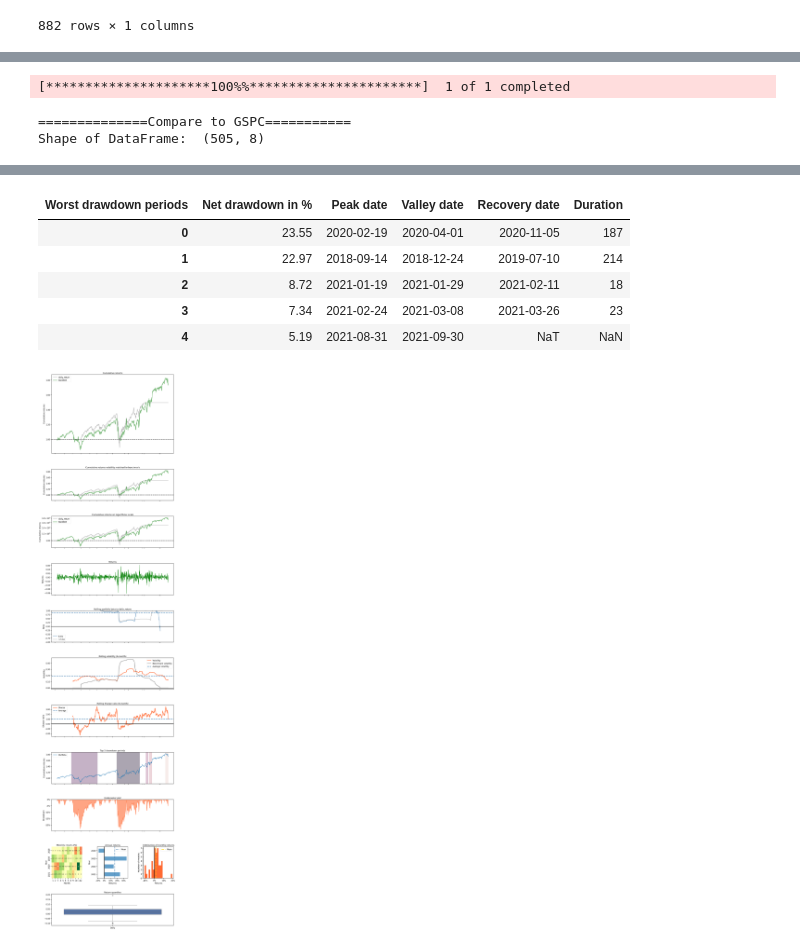
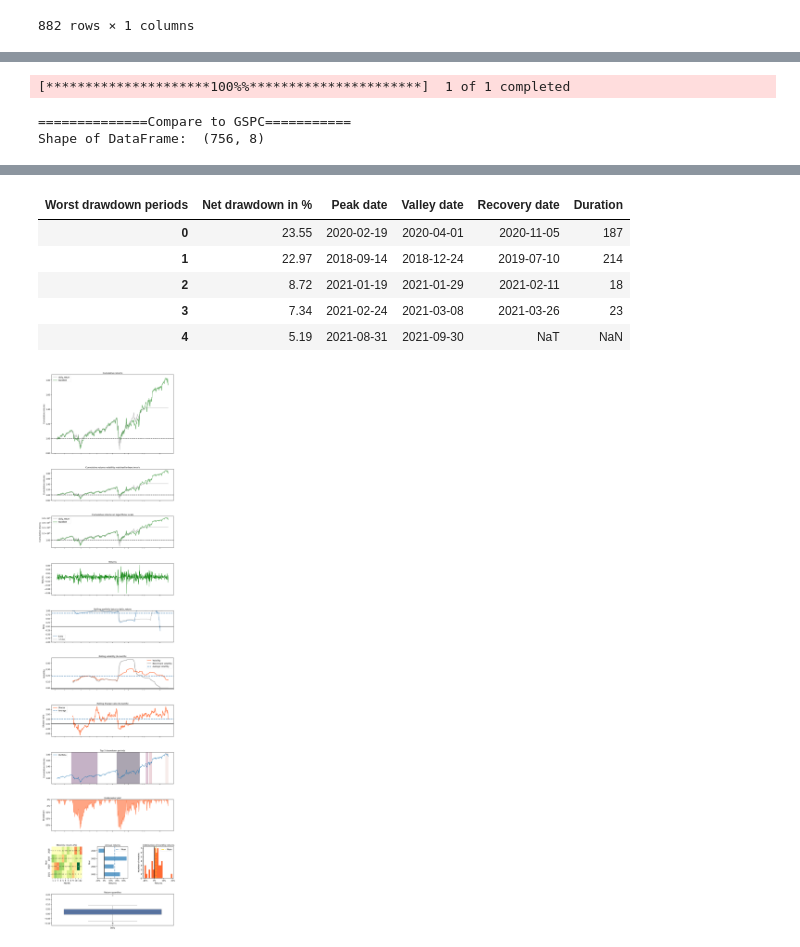
Before and after one commit to SimonCao1207/rl4po, a Jupyter notebook: test.ipynb, the cells around one changed output, grey strips where cells are left out. Drawn from its saved outputs; the diff is of its cells as text; code cells hidden in the pictures.

```diff
--- a/test.ipynb
+++ b/test.ipynb
@@ -36,7 +36,7 @@ with open("data/stock.json") as f:
     list_tickers = list(json.load(f).keys())
 # %%
 
-if os.path.exists("data/full_data.csv"):
+if not os.path.exists("data/full_data.csv"):
     df = YahooDownloader(start_date = TRAIN_START_DATE,
                          end_date = TEST_END_DATE,
                          ticker_list = list_tickers).fetch_data()
@@ -218,12 +265,12 @@ print("==============Compare to GSPC===========")
 %matplotlib inline
 backtest_plot(df_account_value,
              baseline_ticker = '^GSPC',
-             baseline_start = '2019-01-01',
+             baseline_start = '2018-01-01',
              baseline_end = '2021-01-01')
 # %% [output]
 [*********************100%%**********************]  1 of 1 completed
 ==============Compare to GSPC===========
-Shape of DataFrame:  (505, 8)
+Shape of DataFrame:  (756, 8)
 | Start date | 2018-04-04 |  |
 | End date | 2021-10-01 |  |
 | Total months | 42 |  |
@@ -246,10 +293,10 @@ Shape of DataFrame:  (505, 8)
 | Worst drawdown periods | Net drawdown in % | Peak date | Valley date | Recovery date | Duration |
 | 0 | 23.55 | 2020-02-19 | 2020-04-01 | 2020-11-05 | 187 |
 | 1 | 22.97 | 2018-09-14 | 2018-12-24 | 2019-07-10 | 214 |
 | 2 | 8.72 | 2021-01-19 | 2021-01-29 | 2021-02-11 | 18 |
 | 3 | 7.34 | 2021-02-24 | 2021-03-08 | 2021-03-26 | 23 |
 | 4 | 5.19 | 2021-08-31 | 2021-09-30 | NaT | NaN |
-[figure, old version]
+[figure, new version]
 # %%
 print("==============Compare to GSPC===========")
 result = pd.DataFrame()
```
Also changed, not shown: parts of 17 cells of this notebook, 1 other file.
